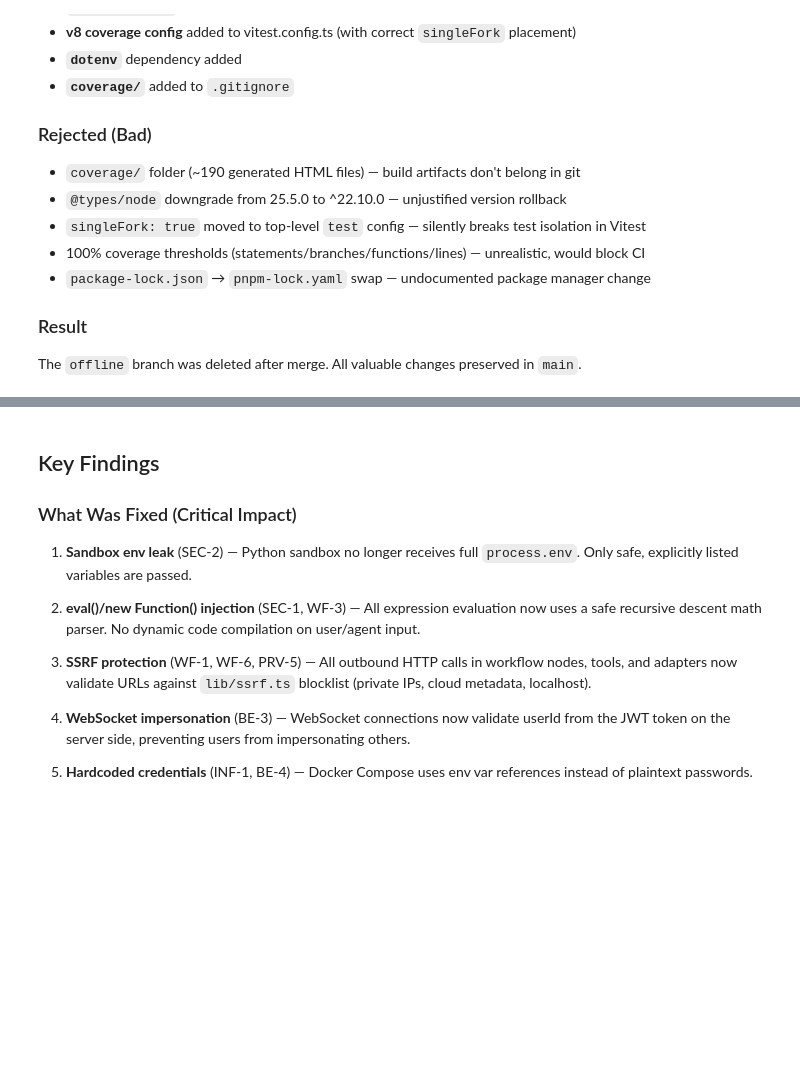
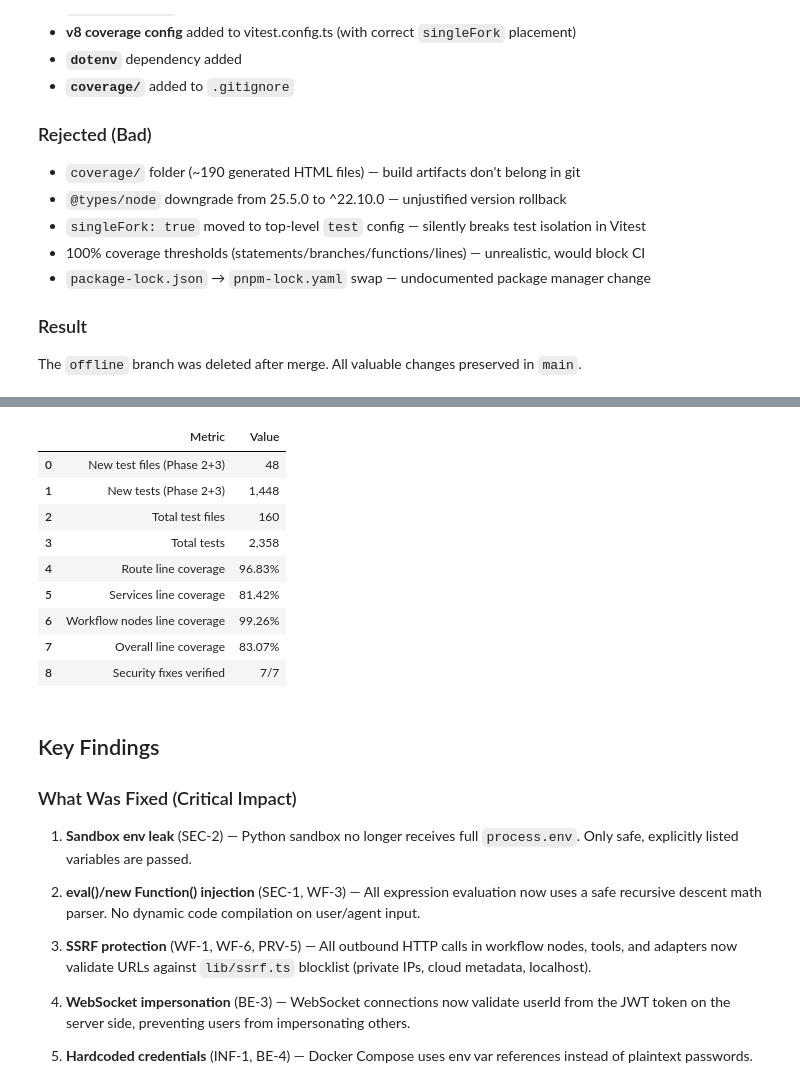
Before and after one commit to Yash-Awasthi/Judica, a Jupyter notebook: AUDIT_REPORT.ipynb, the cells around one changed output, grey strips where cells are left out. Cells and saved outputs as stored; diff of their text form; code cells hidden in the pictures; blank space fills up the shorter version.

```diff
--- a/AUDIT_REPORT.ipynb
+++ b/AUDIT_REPORT.ipynb
@@ -788,3 +806,30 @@ The `offline` branch was deleted after merge. All valuable changes preserved in
+# %%
+phase_stats = pd.DataFrame({
+    'Metric': [
+        'New test files (Phase 2+3)',
+        'New tests (Phase 2+3)',
+        'Total test files',
+        'Total tests',
+        'Route line coverage',
+        'Services line coverage',
+        'Workflow nodes line coverage',
+        'Overall line coverage',
+        'Security fixes verified'
+    ],
+    'Value': ['48', '1,448', '160', '2,358', '96.83%', '81.42%', '99.26%', '83.07%', '7/7']
+})
+phase_stats
+# %% [output]
+|  | Metric | Value |
+| 0 | New test files (Phase 2+3) | 48 |
+| 1 | New tests (Phase 2+3) | 1,448 |
+| 2 | Total test files | 160 |
+| 3 | Total tests | 2,358 |
+| 4 | Route line coverage | 96.83% |
+| 5 | Services line coverage | 81.42% |
+| 6 | Workflow nodes line coverage | 99.26% |
+| 7 | Overall line coverage | 83.07% |
+| 8 | Security fixes verified | 7/7 |
 # %% [markdown]
 ## Key Findings
 
```
Also changed, not shown: parts of 8 cells of this notebook, 48 other files.
